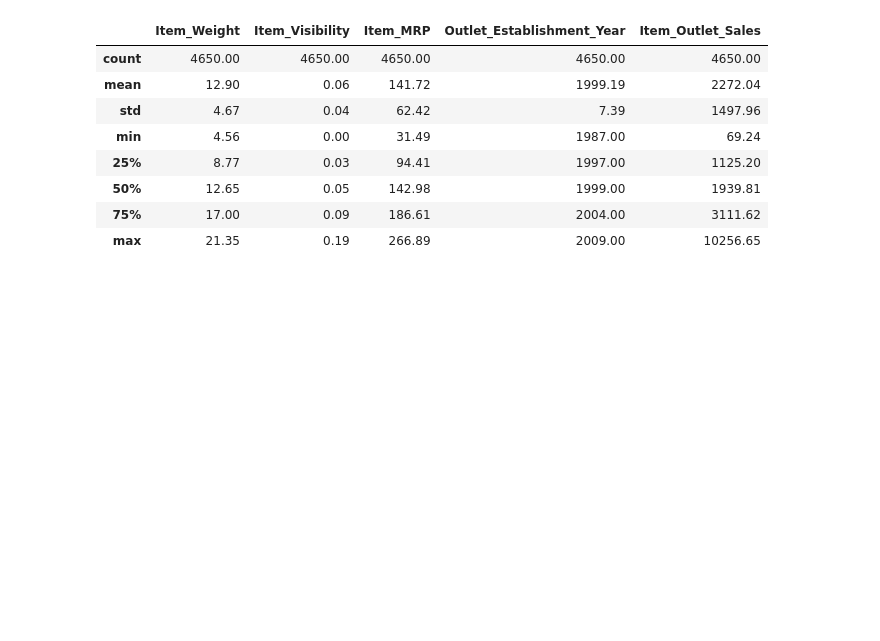
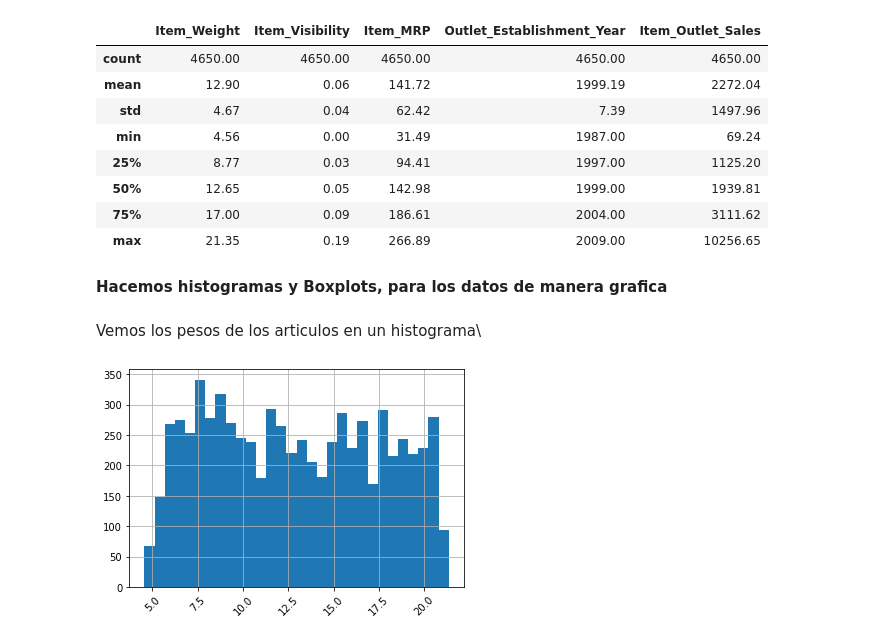
Before and after one commit to MiguelSalvatierra23/predicciones-de-ventas-alimenticias, a Jupyter notebook: predicciones_de_ventas_alimenticias.ipynb, the cells around one changed output. Drawn from its saved outputs; the diff is of its cells as text; code cells hidden in the pictures; blank space fills up the shorter version.

```diff
--- a/predicciones_de_ventas_alimenticias.ipynb
+++ b/predicciones_de_ventas_alimenticias.ipynb
@@ -8,7 +10,7 @@ import pandas as pd
 # %% [markdown]
 **Agregamos el archivo y lo ejecutamos**
 # %%
-filename = '/content/sales_predictions.csv'
+filename = '/content/sales_predictions (1).csv'
 # %%
 df = pd.read_csv(filename)
 df.head()
@@ -109,3 +111,13 @@ df.describe().round(2)
 | 50% | 12.65 | 0.05 | 142.98 | 1999.00 | 1939.81 |
 | 75% | 17.00 | 0.09 | 186.61 | 2004.00 | 3111.62 |
 | max | 21.35 | 0.19 | 266.89 | 2009.00 | 10256.65 |
+# %% [markdown]
+**Hacemos histogramas y Boxplots, para los datos de manera grafica**
+# %% [markdown]
+Vemos los pesos de los articulos en un histograma\
+# %%
+df['Item_Weight'].hist(bins = 30)
+plt.xticks(rotation = 45)
+plt.ticklabel_format(useOffset=False, style='plain')
+# %% [output]
+[figure, added]
```
Also changed, not shown: parts of 6 cells of this notebook.
